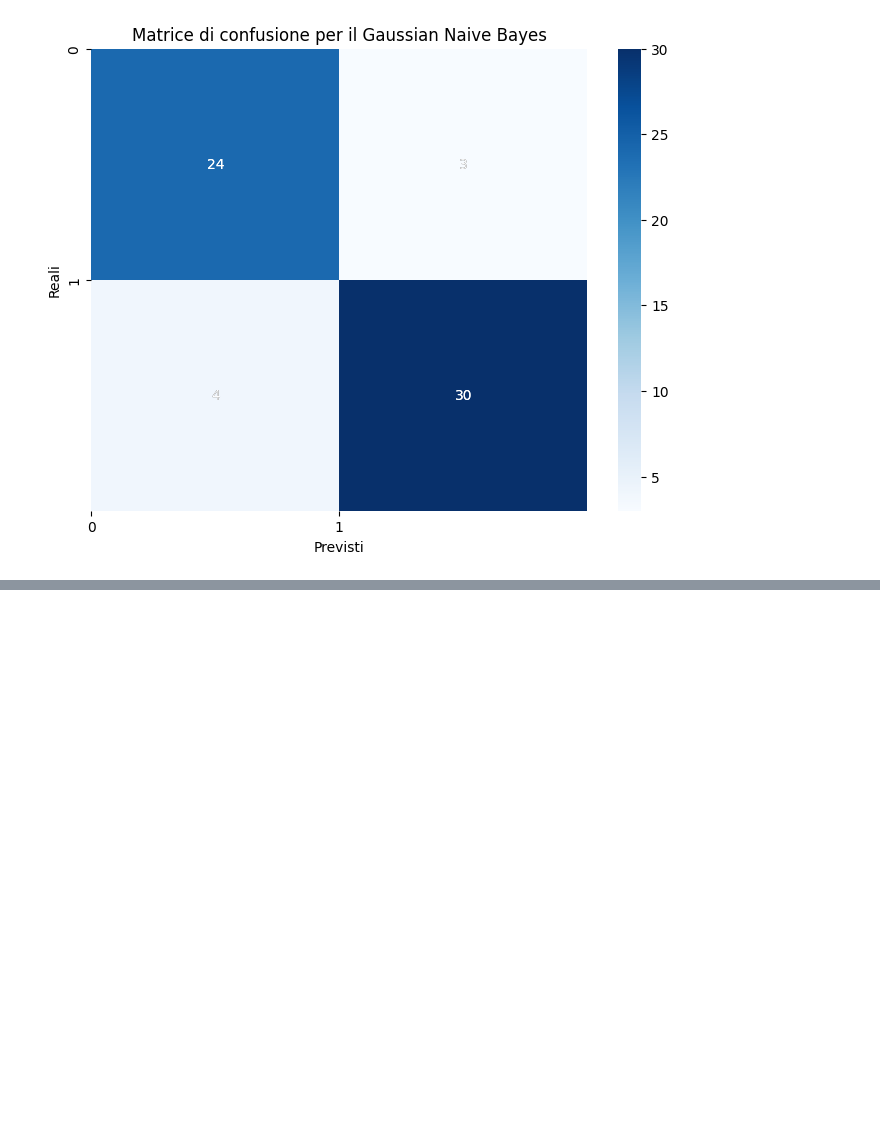
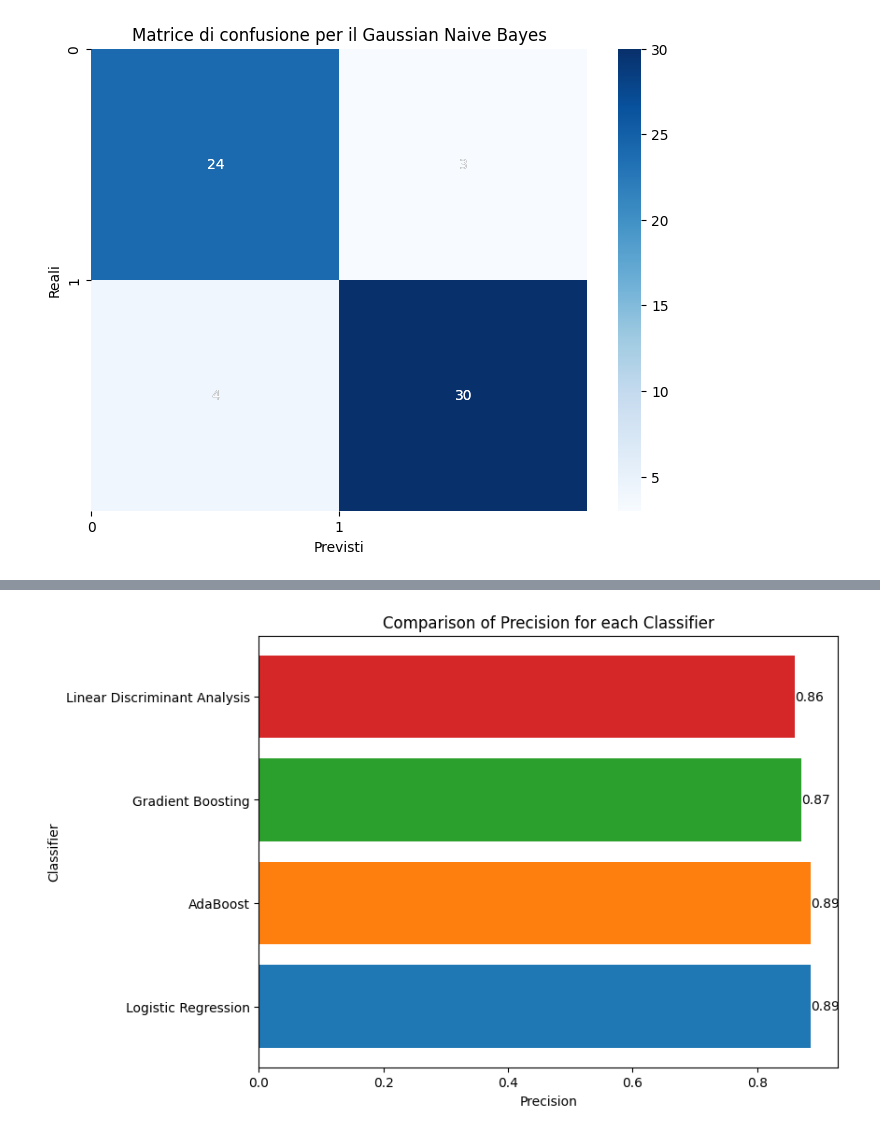
Before and after one commit to Antonet99/ClimateChangeHeartWine-statsmodel, a Jupyter notebook: Classificazione_clustering/Heart Attack/heart_attack.ipynb, the cells around one changed output, grey strips where cells are left out. Drawn from its saved outputs; the diff is of its cells as text; code cells hidden in the pictures; blank space fills up the shorter version.

```diff
--- a/Classificazione_clustering/Heart Attack/heart_attack.ipynb
+++ b/Classificazione_clustering/Heart Attack/heart_attack.ipynb
@@ -606,0 +670,26 @@ The accuracy of Gaussian Naive Bayes model is:  88.52459016393442 %
+# %%
+import matplotlib.pyplot as plt
+import numpy as np
+
+# Prendi i valori di precision dal DataFrame
+precisions = detailed_metrics_df['Precision'].values
+classifiers = detailed_metrics_df['Model'].values
+
+# Creazione dei colori per le barre
+colors = plt.cm.get_cmap('tab10')(np.arange(len(classifiers)))
+
+# Creazione del grafico a barre orizzontali
+plt.figure(figsize=(8, 6))
+bars = plt.barh(classifiers, precisions, color=colors)
+
+# Aggiunta dei valori delle barre all'interno del grafico
+for bar in bars:
+    width = bar.get_width()
+    plt.text(width, bar.get_y() + bar.get_height() / 2, '{:.2f}'.format(width), ha='left', va='center')
+
+plt.xlabel('Precision')
+plt.ylabel('Classifier')
+plt.title('Comparison of Precision for each Classifier')
+plt.show()
+# %% [output]
+[figure, added]
```
Also changed, not shown: parts of 6 cells of this notebook.
